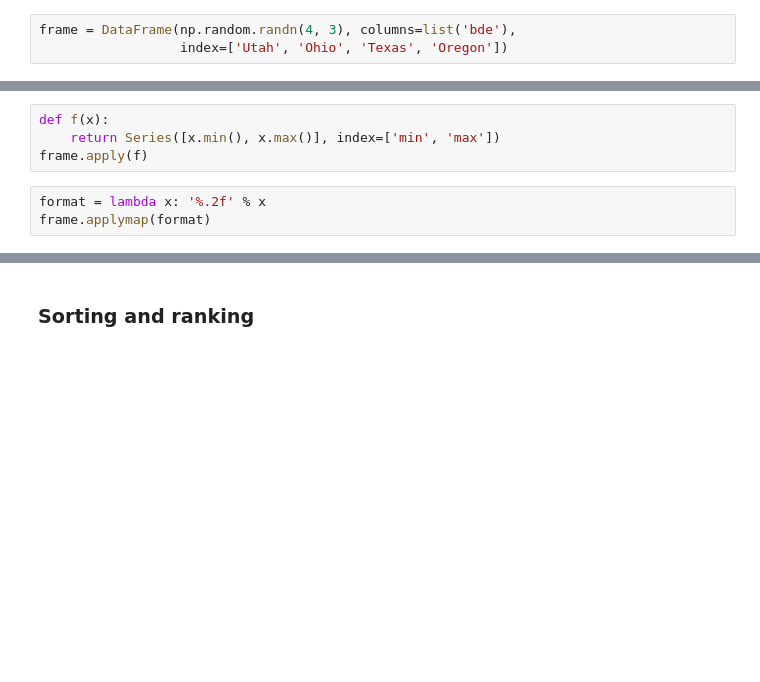
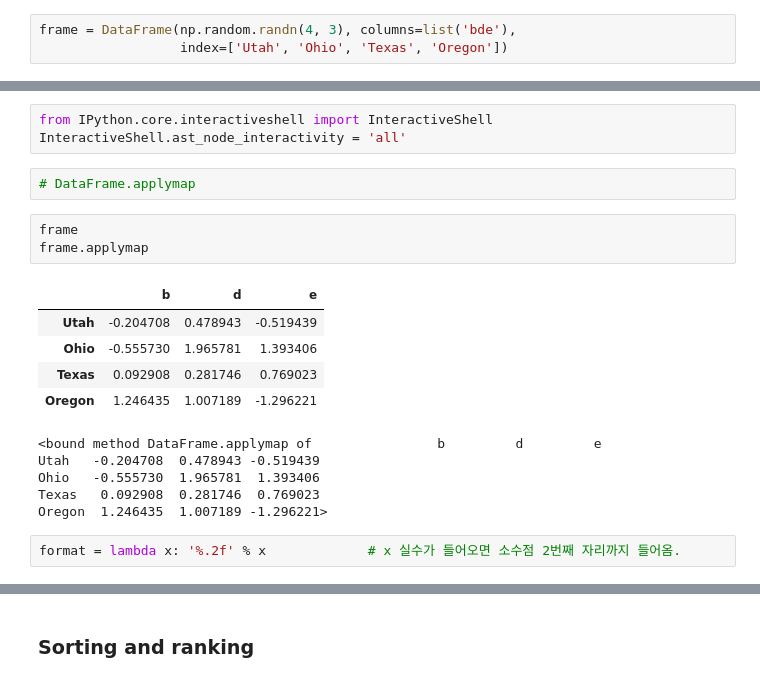
Before and after one commit to dongho0892/Python-Start, a Jupyter notebook: ch05.ipynb, the cells around one changed output, grey strips where cells are left out. Drawn from its saved outputs; the diff is of its cells as text; blank space fills up the shorter version.

```diff
--- a/ch05.ipynb
+++ b/ch05.ipynb
@@ -1098,7 +1174,21 @@ frame.apply(f, axis=1)
-# %%
-def f(x):
-    return Series([x.min(), x.max()], index=['min', 'max'])
-frame.apply(f)
+# %%
+from IPython.core.interactiveshell import InteractiveShell
+InteractiveShell.ast_node_interactivity = 'all'
+# %%
+# DataFrame.applymap
+# %%
+frame
+frame.applymap
+# %% [output]
+|  | b | d | e |
+| Utah | -0.204708 | 0.478943 | -0.519439 |
+| Ohio | -0.555730 | 1.965781 | 1.393406 |
+| Texas | 0.092908 | 0.281746 | 0.769023 |
+| Oregon | 1.246435 | 1.007189 | -1.296221 |
+<bound method DataFrame.applymap of                b         d         e
+Utah   -0.204708  0.478943 -0.519439
+Ohio   -0.555730  1.965781  1.393406
+Texas   0.092908  0.281746  0.769023
+Oregon  1.246435  1.007189 -1.296221>
 # %%
-format = lambda x: '%.2f' % x
-frame.applymap(format)
+format = lambda x: '%.2f' % x             # x 실수가 들어오면 소수점 2번째 자리까지 들어옴.
```
Also changed, not shown: parts of 22 cells of this notebook.
